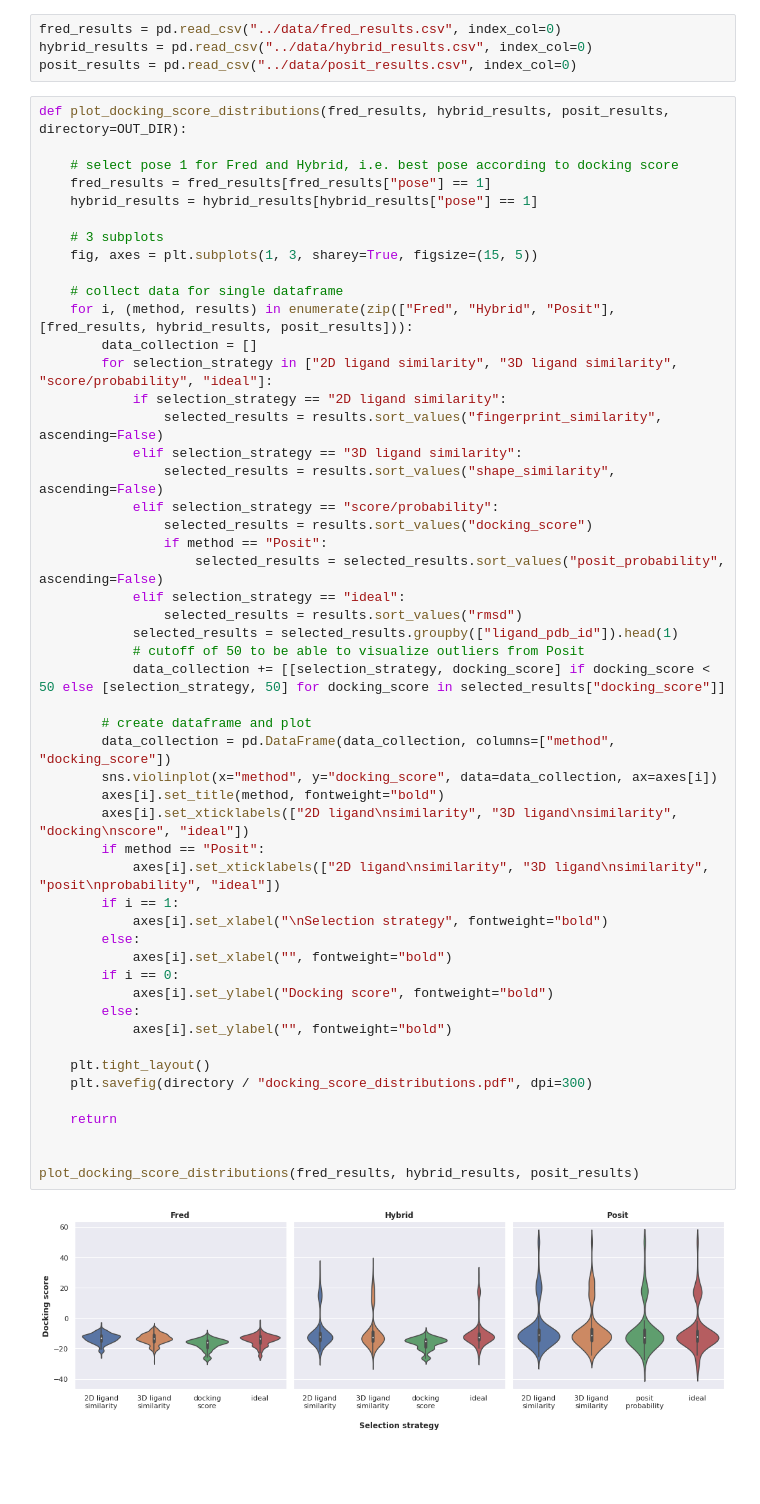
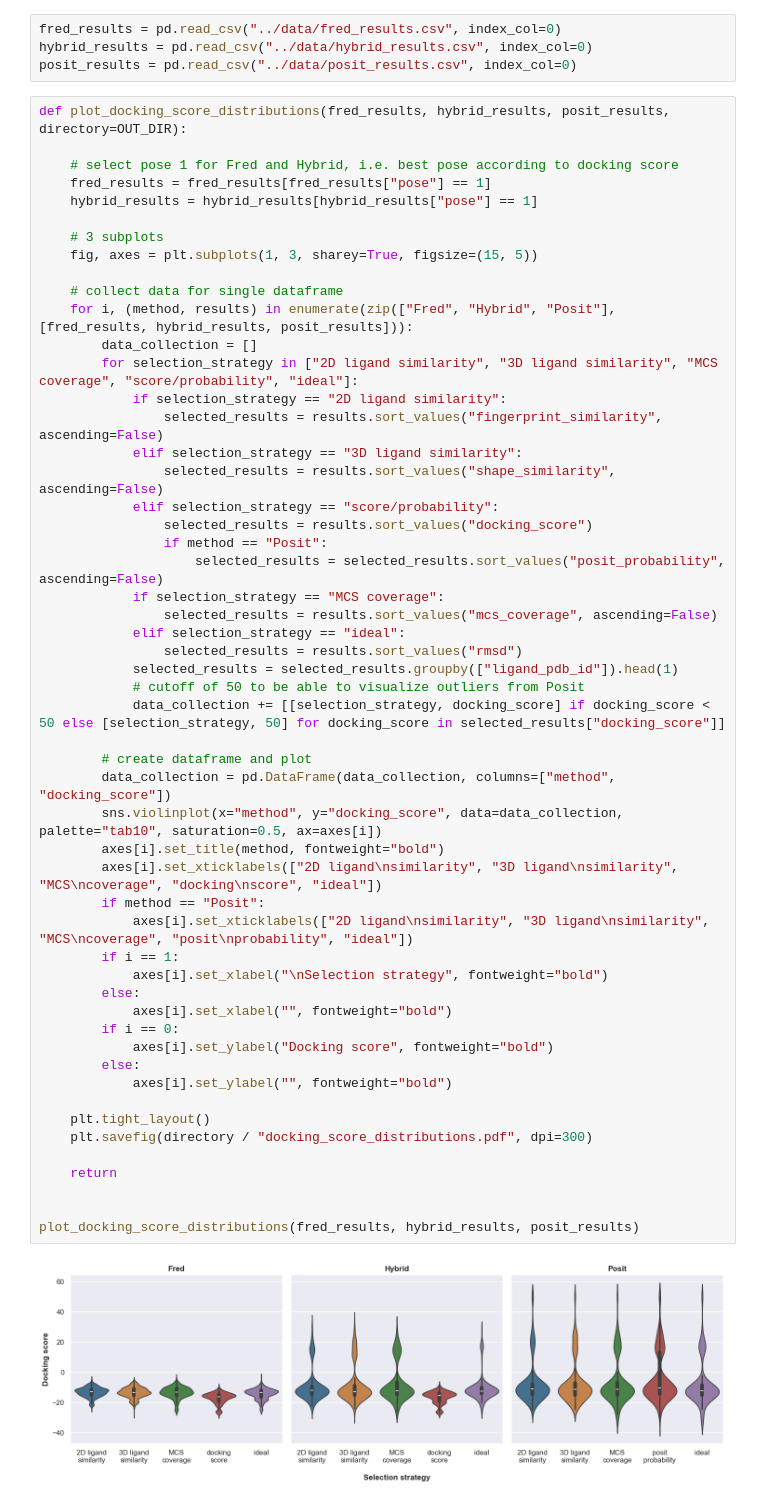
Before and after one commit to openkinome/kinase-docking-benchmark, a Jupyter notebook: notebooks/15_docking_score_distributions.ipynb, the cells around one changed output. Cells and saved outputs as stored; diff of their text form; blank space fills up the shorter version.

Commit message:
include mcs in docking score distributions

```diff
--- a/notebooks/15_docking_score_distributions.ipynb
+++ b/notebooks/15_docking_score_distributions.ipynb
@@ -30,7 +30,7 @@ def plot_docking_score_distributions(fred_results, hybrid_results, posit_results
     # collect data for single dataframe
     for i, (method, results) in enumerate(zip(["Fred", "Hybrid", "Posit"], [fred_results, hybrid_results, posit_results])):
         data_collection = []
-        for selection_strategy in ["2D ligand similarity", "3D ligand similarity", "score/probability", "ideal"]:
+        for selection_strategy in ["2D ligand similarity", "3D ligand similarity", "MCS coverage", "score/probability", "ideal"]:
             if selection_strategy == "2D ligand similarity":
                 selected_results = results.sort_values("fingerprint_similarity", ascending=False)
             elif selection_strategy == "3D ligand similarity":
@@ -39,34 +39,36 @@ def plot_docking_score_distributions(fred_results, hybrid_results, posit_results
                 selected_results = results.sort_values("docking_score")
                 if method == "Posit":
                     selected_results = selected_results.sort_values("posit_probability", ascending=False)
+            if selection_strategy == "MCS coverage":
+                selected_results = results.sort_values("mcs_coverage", ascending=False)
             elif selection_strategy == "ideal":
                 selected_results = results.sort_values("rmsd")
             selected_results = selected_results.groupby(["ligand_pdb_id"]).head(1)
             # cutoff of 50 to be able to visualize outliers from Posit
             data_collection += [[selection_strategy, docking_score] if docking_score < 50 else [selection_strategy, 50] for docking_score in selected_results["docking_score"]]
 
         # create dataframe and plot
         data_collection = pd.DataFrame(data_collection, columns=["method", "docking_score"])
-        sns.violinplot(x="method", y="docking_score", data=data_collection, ax=axes[i])
+        sns.violinplot(x="method", y="docking_score", data=data_collection, palette="tab10", saturation=0.5, ax=axes[i])
         axes[i].set_title(method, fontweight="bold")
-        axes[i].set_xticklabels(["2D ligand\nsimilarity", "3D ligand\nsimilarity", "docking\nscore", "ideal"])
+        axes[i].set_xticklabels(["2D ligand\nsimilarity", "3D ligand\nsimilarity", "MCS\ncoverage", "docking\nscore", "ideal"])
         if method == "Posit":
-            axes[i].set_xticklabels(["2D ligand\nsimilarity", "3D ligand\nsimilarity", "posit\nprobability", "ideal"])
+            axes[i].set_xticklabels(["2D ligand\nsimilarity", "3D ligand\nsimilarity", "MCS\ncoverage", "posit\nprobability", "ideal"])
         if i == 1:
             axes[i].set_xlabel("\nSelection strategy", fontweight="bold")
         else:
             axes[i].set_xlabel("", fontweight="bold")
         if i == 0:
             axes[i].set_ylabel("Docking score", fontweight="bold")
         else:
             axes[i].set_ylabel("", fontweight="bold")
 
     plt.tight_layout()
     plt.savefig(directory / "docking_score_distributions.pdf", dpi=300)
 
     return
 
 
 plot_docking_score_distributions(fred_results, hybrid_results, posit_results)
 # %% [output]
-[figure, old version]
+[figure, new version]
```
Also changed, not shown: 1 other file.
